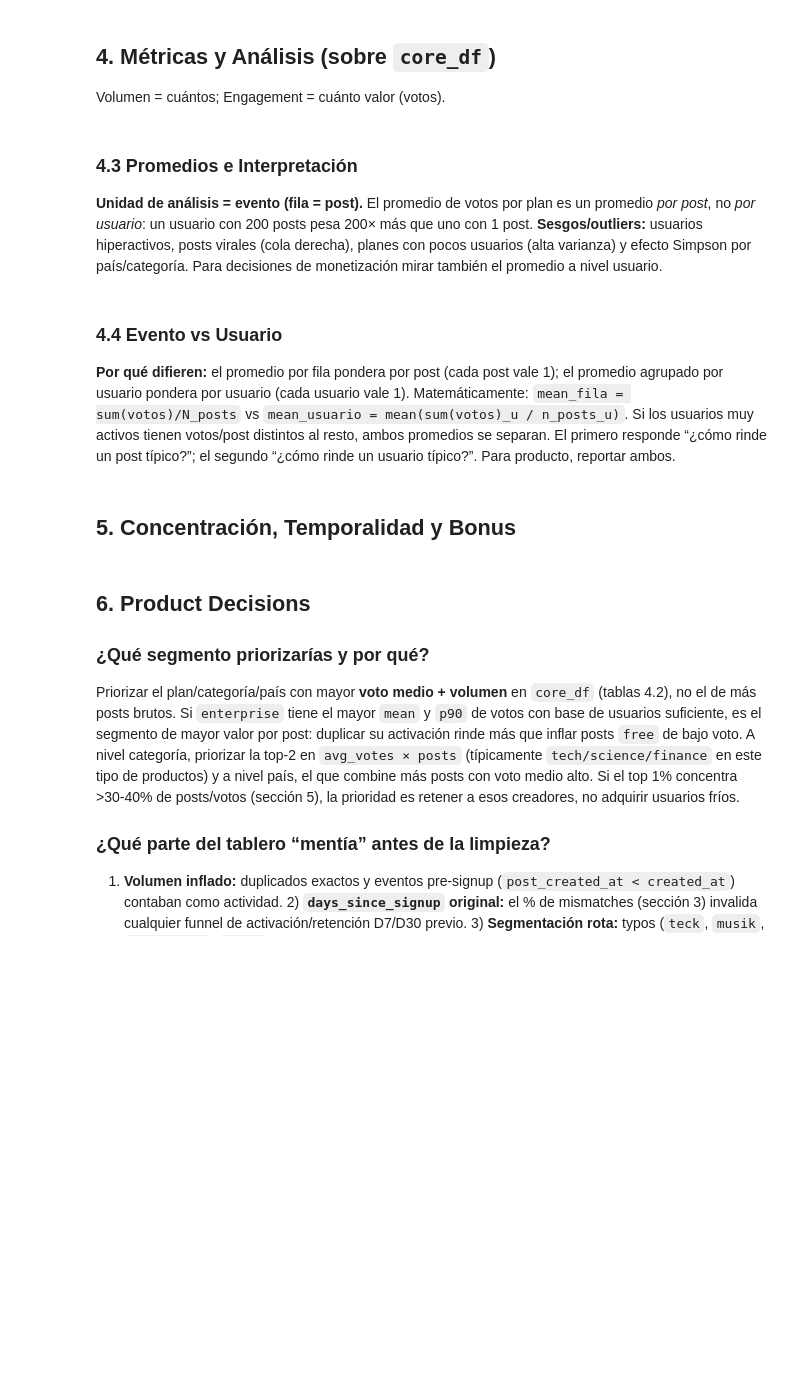
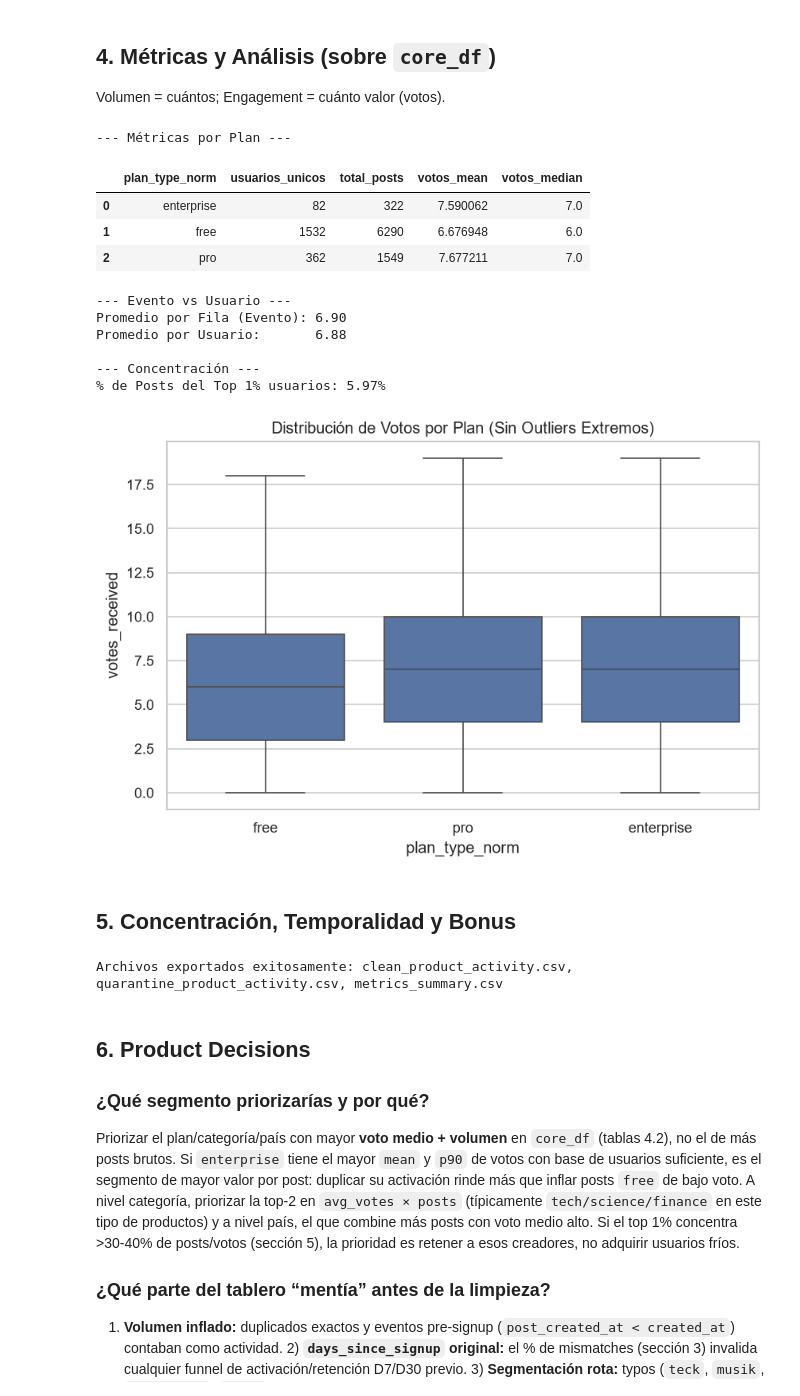
Before and after one commit to EL-Alans-23/TheHuddle9, a Jupyter notebook: IceAnalytics.ipynb, the cells around one changed output. Saved outputs shown, nothing was run; the diff lists cells and outputs as text; code cells hidden in the pictures; blank space fills up the shorter version.

```diff
--- a/IceAnalytics.ipynb
+++ b/IceAnalytics.ipynb
@@ -265,3 +182,0 @@ plt.title("Media de votos por plan (core)"); plt.tight_layout(); plt.show()
-# %% [markdown]
-### 4.3 Promedios e Interpretación
-**Unidad de análisis = evento (fila = post).** El promedio de votos por plan es un promedio *por post*, no *por usuario*: un usuario con 200 posts pesa 200× más que uno con 1 post. **Sesgos/outliers:** usuarios hiperactivos, posts virales (cola derecha), planes con pocos usuarios (alta varianza) y efecto Simpson por país/categoría. Para decisiones de monetización mirar también el promedio a nivel usuario.
@@ -280,3 +182,0 @@ plt.title("Distribución posts por usuario (eje Y log) — cola de hiperactivos"
-# %% [markdown]
-### 4.4 Evento vs Usuario
-**Por qué difieren:** el promedio por fila pondera por post (cada post vale 1); el promedio agrupado por usuario pondera por usuario (cada usuario vale 1). Matemáticamente: `mean_fila = sum(votos)/N_posts` vs `mean_usuario = mean(sum(votos)_u / n_posts_u)`. Si los usuarios muy activos tienen votos/post distintos al resto, ambos promedios se separan. El primero responde “¿cómo rinde un post típico?”; el segundo “¿cómo rinde un usuario típico?”. Para producto, reportar ambos.
@@ -292,2 +183,47 @@ print(per_user_mean.describe([.25,.5,.75,.9,.95,.99]).round(2))
+# %%
+# 4.1 Volumen y 4.2 Engagement
+print("\n--- Métricas por Plan ---")
+metrics_plan = core_df.groupby('plan_type_norm').agg(
+    usuarios_unicos=('user_id', 'nunique'),
+    total_posts=('post_id', 'count'),
+    votos_mean=('votes_received', 'mean'),
+    votos_median=('votes_received', 'median')
+).reset_index()
+display(metrics_plan)
+
+# 4.4 Evento vs Usuario (Desmitificación de Promedios)
+votos_mean_evento = core_df['votes_received'].mean()
+votos_mean_usuario = core_df.groupby('user_id')['votes_received'].mean().mean()
+
+print("\n--- Evento vs Usuario ---")
+print(f"Promedio por Fila (Evento): {votos_mean_evento:.2f}")
+print(f"Promedio por Usuario:       {votos_mean_usuario:.2f}")
+
+# Concentración (Top 1%)
+threshold_1_percent = core_df['user_id'].value_counts().quantile(0.99)
+top_users = core_df['user_id'].value_counts()[core_df['user_id'].value_counts() >= threshold_1_percent].index
+posts_top_1 = core_df[core_df['user_id'].isin(top_users)]
+
+print(f"\n--- Concentración ---")
+print(f"% de Posts del Top 1% usuarios: {len(posts_top_1) / total_core:.2%}")
+
+# Visualización Bonus: Asimetría de votos por plan
+plt.figure(figsize=(8, 5))
+sns.boxplot(data=core_df, x='plan_type_norm', y='votes_received', showfliers=False)
+plt.title("Distribución de Votos por Plan (Sin Outliers Extremos)")
+plt.show()
+# %% [output]
+--- Métricas por Plan ---
+|  | plan_type_norm | usuarios_unicos | total_posts | votos_mean | votos_median |
+| 0 | enterprise | 82 | 322 | 7.590062 | 7.0 |
+| 1 | free | 1532 | 6290 | 6.676948 | 6.0 |
+| 2 | pro | 362 | 1549 | 7.677211 | 7.0 |
+--- Evento vs Usuario ---
+Promedio por Fila (Evento): 6.90
+Promedio por Usuario:       6.88
+
+--- Concentración ---
+% de Posts del Top 1% usuarios: 5.97%
+[figure, added]
 # %% [markdown]
 ## 5. Concentración, Temporalidad y Bonus
@@ -353,3 +230,10 @@ plt.title("Cohortes: posts por mes de signup (filas) vs meses desde signup (cols
+# %%
+core_df.to_csv('clean_product_activity.csv', index=False)
+quarantine_df.to_csv('quarantine_product_activity.csv', index=False)
+metrics_plan.to_csv('metrics_summary.csv', index=False)
+print("\nArchivos exportados exitosamente: clean_product_activity.csv, quarantine_product_activity.csv, metrics_summary.csv")
+# %% [output]
+Archivos exportados exitosamente: clean_product_activity.csv, quarantine_product_activity.csv, metrics_summary.csv
 # %% [markdown]
 ## 6. Product Decisions
 
```
Also changed, not shown: parts of 21 cells of this notebook.
